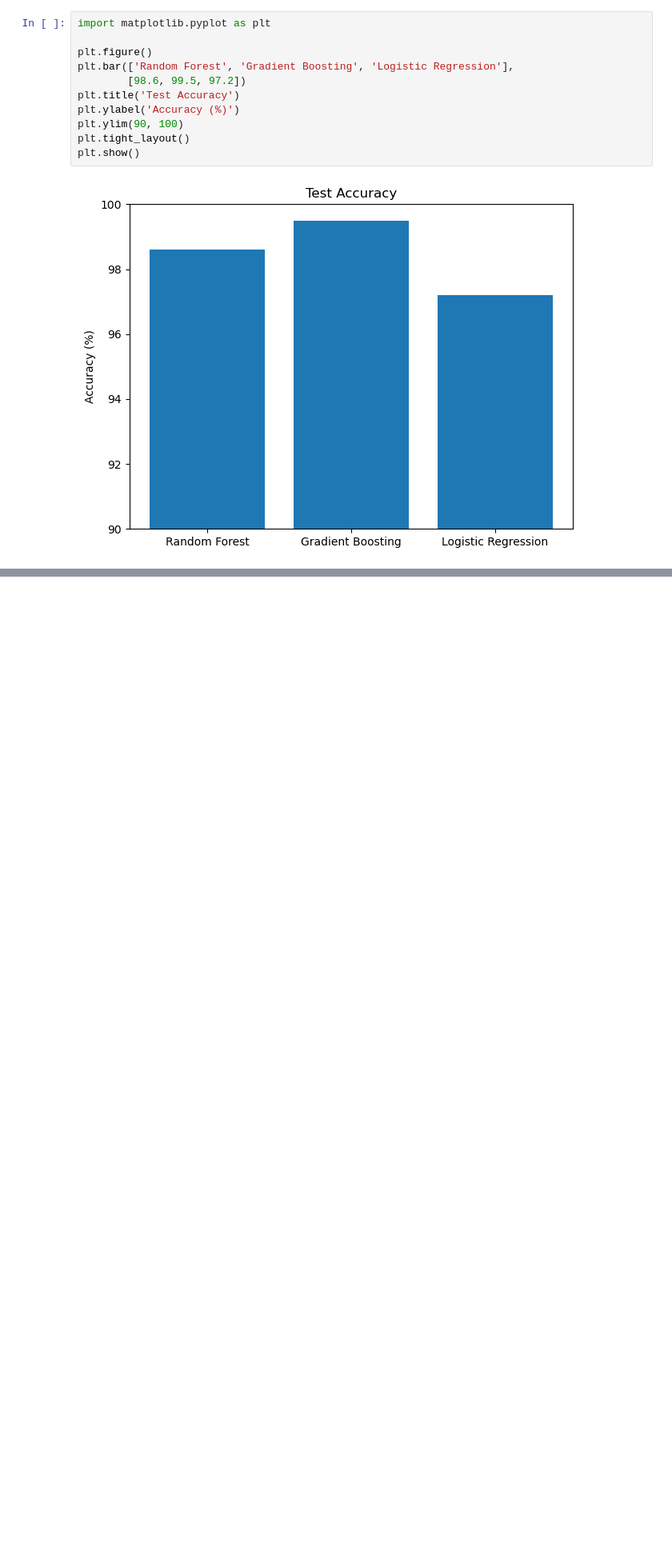
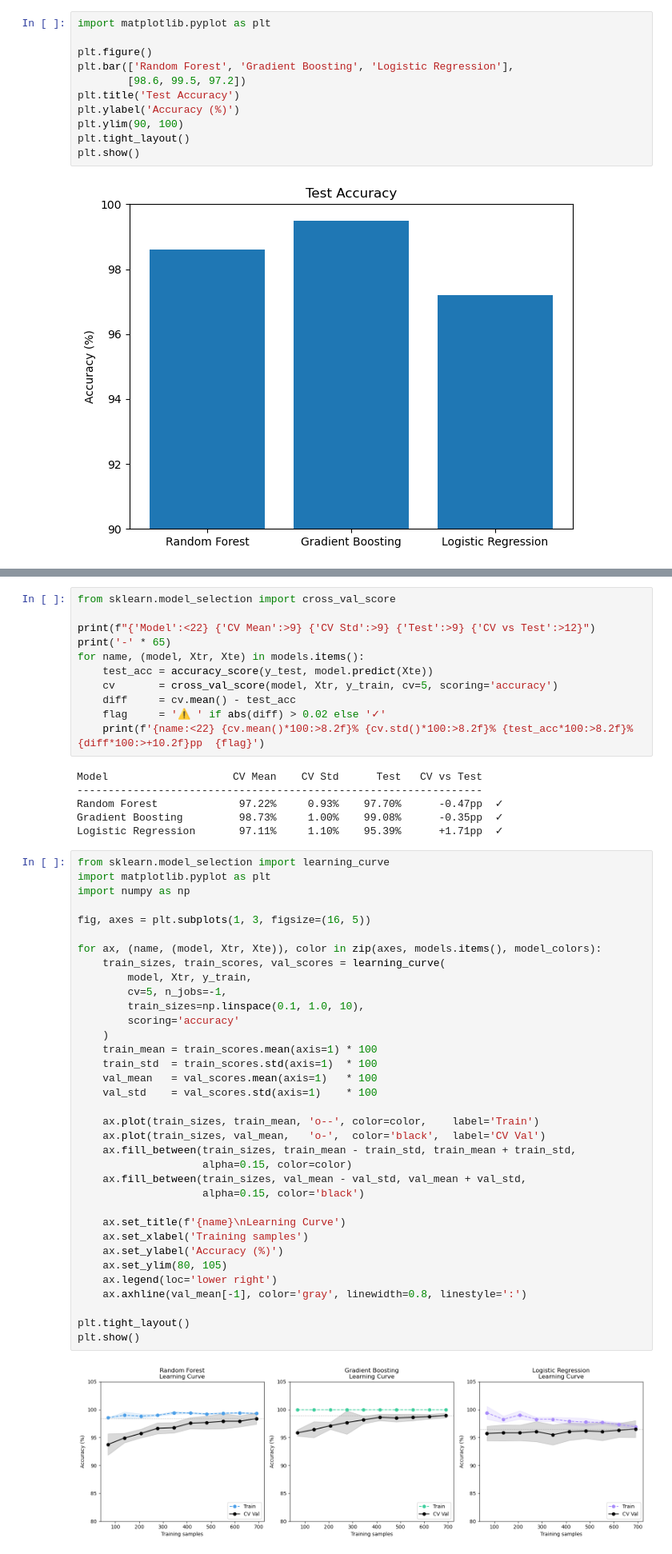
Before and after one commit to 123Gracy123/H.E.A.R.T-, a Jupyter notebook: HEART.ipynb, the cells around one changed output, grey strips where cells are left out. Shown at 80% size. Drawn from its saved outputs; the diff is of its cells as text; blank space fills up the shorter version.

```diff
--- a/HEART.ipynb
+++ b/HEART.ipynb
@@ -439,0 +457,54 @@ plt.show()
+# %%
+from sklearn.model_selection import cross_val_score
+
+print(f"{'Model':<22} {'CV Mean':>9} {'CV Std':>9} {'Test':>9} {'CV vs Test':>12}")
+print('-' * 65)
+for name, (model, Xtr, Xte) in models.items():
+    test_acc = accuracy_score(y_test, model.predict(Xte))
+    cv       = cross_val_score(model, Xtr, y_train, cv=5, scoring='accuracy')
+    diff     = cv.mean() - test_acc
+    flag     = '⚠️ ' if abs(diff) > 0.02 else '✓'
+    print(f'{name:<22} {cv.mean()*100:>8.2f}% {cv.std()*100:>8.2f}% {test_acc*100:>8.2f}% {diff*100:>+10.2f}pp  {flag}')
+# %% [output]
+Model                    CV Mean    CV Std      Test   CV vs Test
+-----------------------------------------------------------------
+Random Forest             97.22%     0.93%    97.70%      -0.47pp  ✓
+Gradient Boosting         98.73%     1.00%    99.08%      -0.35pp  ✓
+Logistic Regression       97.11%     1.10%    95.39%      +1.71pp  ✓
+# %%
+from sklearn.model_selection import learning_curve
+import matplotlib.pyplot as plt
+import numpy as np
+
+fig, axes = plt.subplots(1, 3, figsize=(16, 5))
+
+for ax, (name, (model, Xtr, Xte)), color in zip(axes, models.items(), model_colors):
+    train_sizes, train_scores, val_scores = learning_curve(
+        model, Xtr, y_train,
+        cv=5, n_jobs=-1,
+        train_sizes=np.linspace(0.1, 1.0, 10),
+        scoring='accuracy'
+    )
+    train_mean = train_scores.mean(axis=1) * 100
+    train_std  = train_scores.std(axis=1)  * 100
+    val_mean   = val_scores.mean(axis=1)   * 100
+    val_std    = val_scores.std(axis=1)    * 100
+
+    ax.plot(train_sizes, train_mean, 'o--', color=color,    label='Train')
+    ax.plot(train_sizes, val_mean,   'o-',  color='black',  label='CV Val')
+    ax.fill_between(train_sizes, train_mean - train_std, train_mean + train_std,
+                    alpha=0.15, color=color)
+    ax.fill_between(train_sizes, val_mean - val_std, val_mean + val_std,
+                    alpha=0.15, color='black')
+
+    ax.set_title(f'{name}\nLearning Curve')
+    ax.set_xlabel('Training samples')
+    ax.set_ylabel('Accuracy (%)')
+    ax.set_ylim(80, 105)
+    ax.legend(loc='lower right')
+    ax.axhline(val_mean[-1], color='gray', linewidth=0.8, linestyle=':')
+
+plt.tight_layout()
+plt.show()
+# %% [output]
+[figure, added]
```
Also changed, not shown: parts of 5 cells of this notebook.
